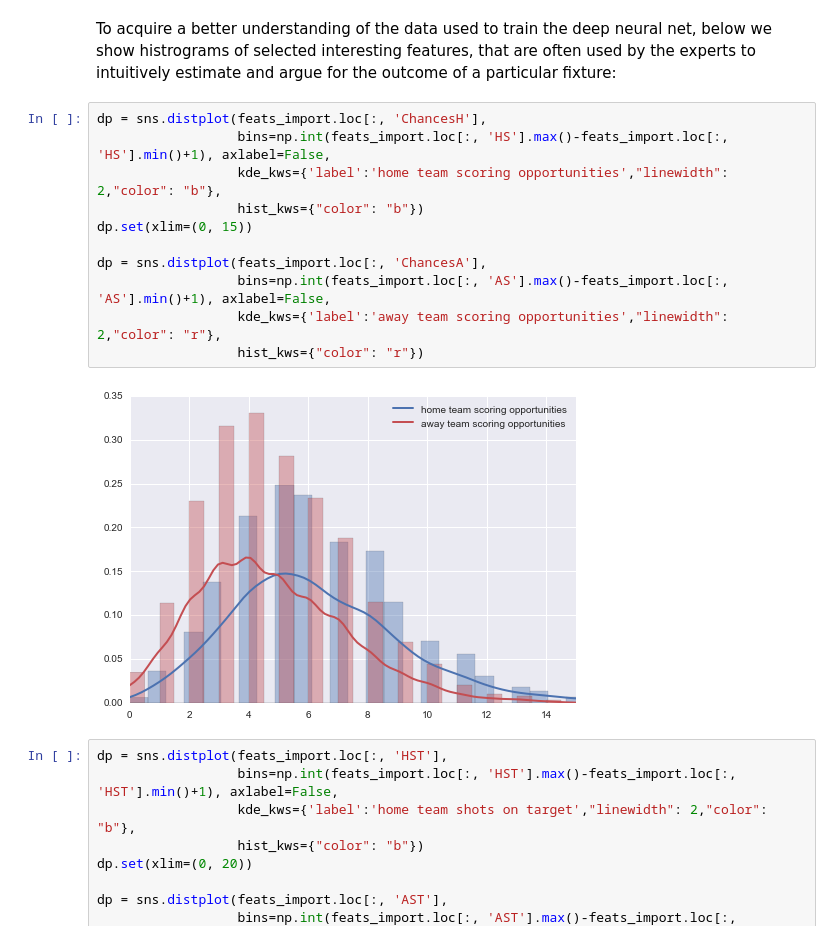
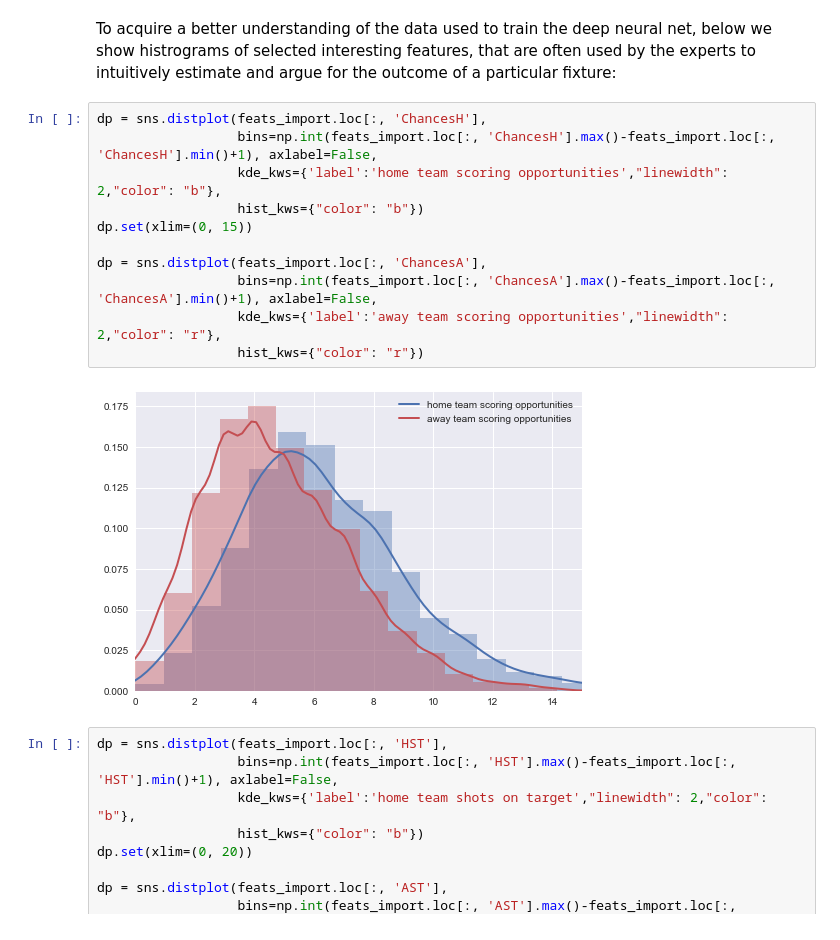
Before and after one commit to mgbukov/bundesliga, a Jupyter notebook: BL.ipynb, the cells around one changed output. Cells and saved outputs as stored; diff of their text form.

Commit message:
Minor fixes in visualization

```diff
--- a/BL.ipynb
+++ b/BL.ipynb
@@ -95,17 +97,17 @@ Features:
 To acquire a better understanding of the data used to train the deep neural net, below we show histrograms of selected interesting features, that are often used by the experts to intuitively estimate and argue for the outcome of a particular fixture:
 # %%
 dp = sns.distplot(feats_import.loc[:, 'ChancesH'],
-                  bins=np.int(feats_import.loc[:, 'HS'].max()-feats_import.loc[:, 'HS'].min()+1), axlabel=False,
+                  bins=np.int(feats_import.loc[:, 'ChancesH'].max()-feats_import.loc[:, 'ChancesH'].min()+1), axlabel=False,
                   kde_kws={'label':'home team scoring opportunities',"linewidth": 2,"color": "b"},
                   hist_kws={"color": "b"})
 dp.set(xlim=(0, 15))
 
 dp = sns.distplot(feats_import.loc[:, 'ChancesA'],
-                  bins=np.int(feats_import.loc[:, 'AS'].max()-feats_import.loc[:, 'AS'].min()+1), axlabel=False,
+                  bins=np.int(feats_import.loc[:, 'ChancesA'].max()-feats_import.loc[:, 'ChancesA'].min()+1), axlabel=False,
                   kde_kws={'label':'away team scoring opportunities',"linewidth": 2,"color": "r"},
                   hist_kws={"color": "r"})
 # %% [output]
-[figure, old version]
+[figure, new version]
 # %%
 dp = sns.distplot(feats_import.loc[:, 'HST'],
                   bins=np.int(feats_import.loc[:, 'HST'].max()-feats_import.loc[:, 'HST'].min()+1), axlabel=False,
```
Also changed, not shown: parts of 3 cells of this notebook.
